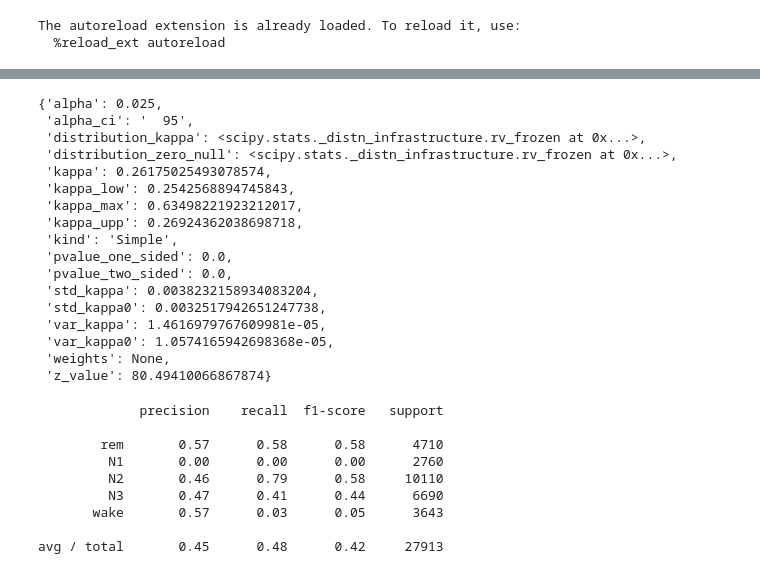
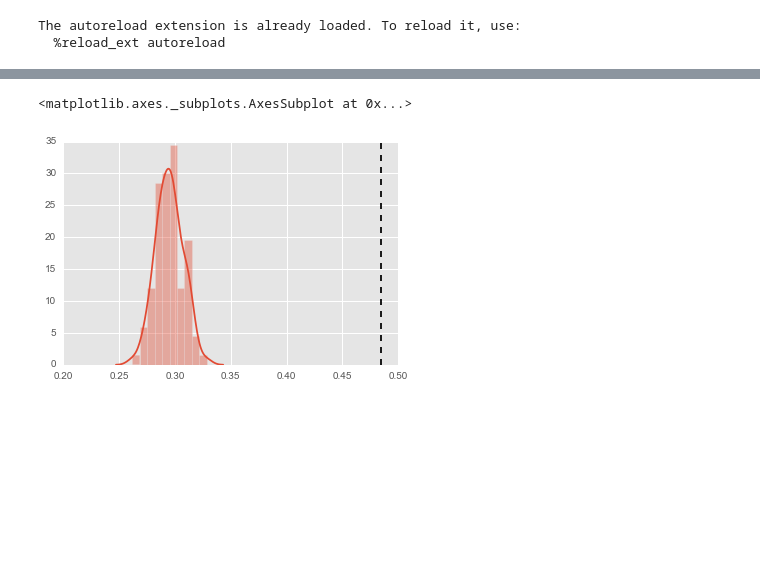
Before and after one commit to ryscet/sleep_project, a Jupyter notebook: Cohen_cappa.ipynb, the cells around one changed output, grey strips where cells are left out. Drawn from its saved outputs; the diff is of its cells as text; code cells hidden in the pictures; blank space fills up the shorter version.

```diff
--- a/Cohen_cappa.ipynb
+++ b/Cohen_cappa.ipynb
@@ -42,3 +76,15 @@ end = psg_hipnogram.index.searchsorted(neuroon_hipnogram.index.get_values()[-1])
 neuroon_hipnogram = neuroon_hipnogram.ix[start ::]
 # +1 because upper bound is not included
 psg_hipnogram = psg_hipnogram.ix[0:end +1]
+# %%
+# Create a list of staging predictions
+true_stage = psg_hipnogram['stage_num'].as_matrix()
+predicted_stage = neuroon_hipnogram['stage_num'].astype(int).as_matrix()
+
+# Compute precision, recall and f1-score for the multilabel classification from neuroon
+report = metrics.classification_report(true_stage,predicted_stage, target_names = labels )
+# Compute accuracy, give it this name to use after permutation
+original_accuracy = metrics.accuracy_score(true_stage,predicted_stage,)
+
+print(report)
+print('accuracy: %.2f'%original_accuracy)
@@ -236,21 +155,0 @@ cohen_kappa_score(stage_true, stage_predicted)
-# %%
-# statsmodel function
-cohens_kappa(cf)
-# %% [output]
-{'alpha': 0.025,
- 'alpha_ci': '  95',
- 'distribution_kappa': <scipy.stats._distn_infrastructure.rv_frozen at 0x...>,
- 'distribution_zero_null': <scipy.stats._distn_infrastructure.rv_frozen at 0x...>,
- 'kappa': 0.26175025493078574,
- 'kappa_low': 0.2542568894745843,
- 'kappa_max': 0.63498221923212017,
- 'kappa_upp': 0.26924362038698718,
- 'kind': 'Simple',
- 'pvalue_one_sided': 0.0,
- 'pvalue_two_sided': 0.0,
- 'std_kappa': 0.0038232158934083204,
- 'std_kappa0': 0.0032517942651247738,
- 'var_kappa': 1.4616979767609981e-05,
- 'var_kappa0': 1.0574165942698368e-05,
- 'weights': None,
- 'z_value': 80.49410066867874}
@@ -259,12 +156,35 @@ y = metrics.classification_report(stage_true, stage_predicted, target_names = la
-# %%
-print(y)
-# %% [output]
-             precision    recall  f1-score   support
-
-        rem       0.57      0.58      0.58      4710
-         N1       0.00      0.00      0.00      2760
-         N2       0.46      0.79      0.58     10110
-         N3       0.47      0.41      0.44      6690
-       wake       0.57      0.03      0.05      3643
-
-avg / total       0.45      0.48      0.42     27913
+# %%
+def permute_neuroon_staging():
+    # load hipnograms, resample them and select their common time window
+    neuroon_hipnogram = ph.parse_neuroon_stages(permute = True).resample('1s').fillna(method = 'ffill')
+    psg_hipnogram = ph.parse_psg_stages().resample('1s').fillna(method = 'ffill')
+
+    # Get the start and end of the time window covered by both hipnograms
+    start = neuroon_hipnogram.index.searchsorted(psg_hipnogram.index.get_values()[0])
+    end = psg_hipnogram.index.searchsorted(neuroon_hipnogram.index.get_values()[-1])
+
+    # Trim hipnograms to the common time window so the confusion matrix calculations are accurate
+    # +1 and -1 because events got cut in half, resulting in ends without starts
+    neuroon_hipnogram = neuroon_hipnogram.ix[start ::]
+    # +1 because upper bound is not included
+    psg_hipnogram = psg_hipnogram.ix[0:end +1]
+
+    true_stage = psg_hipnogram['stage_num'].as_matrix()
+    predicted_stage = neuroon_hipnogram['stage_num'].astype(int).as_matrix()
+
+    acc_score = metrics.accuracy_score(true_stage,predicted_stage,)
+    return acc_score
+# %%
+num_perm = 100
+permuted_accuracy = []
+for i in range(num_perm):
+    permuted_accuracy.append(permute_neuroon_staging())
+
+permuted_accuracy = np.array(permuted_accuracy)
+# %%
+fig, axes = plt.subplots()
+axes.axvline(original_accuracy, color = 'k', linestyle = '--')
+sns.distplot(permuted_accuracy, ax = axes)
+# %% [output]
+<matplotlib.axes._subplots.AxesSubplot at 0x...>
+[figure, added]
```
Also changed, not shown: parts of 14 cells of this notebook.
